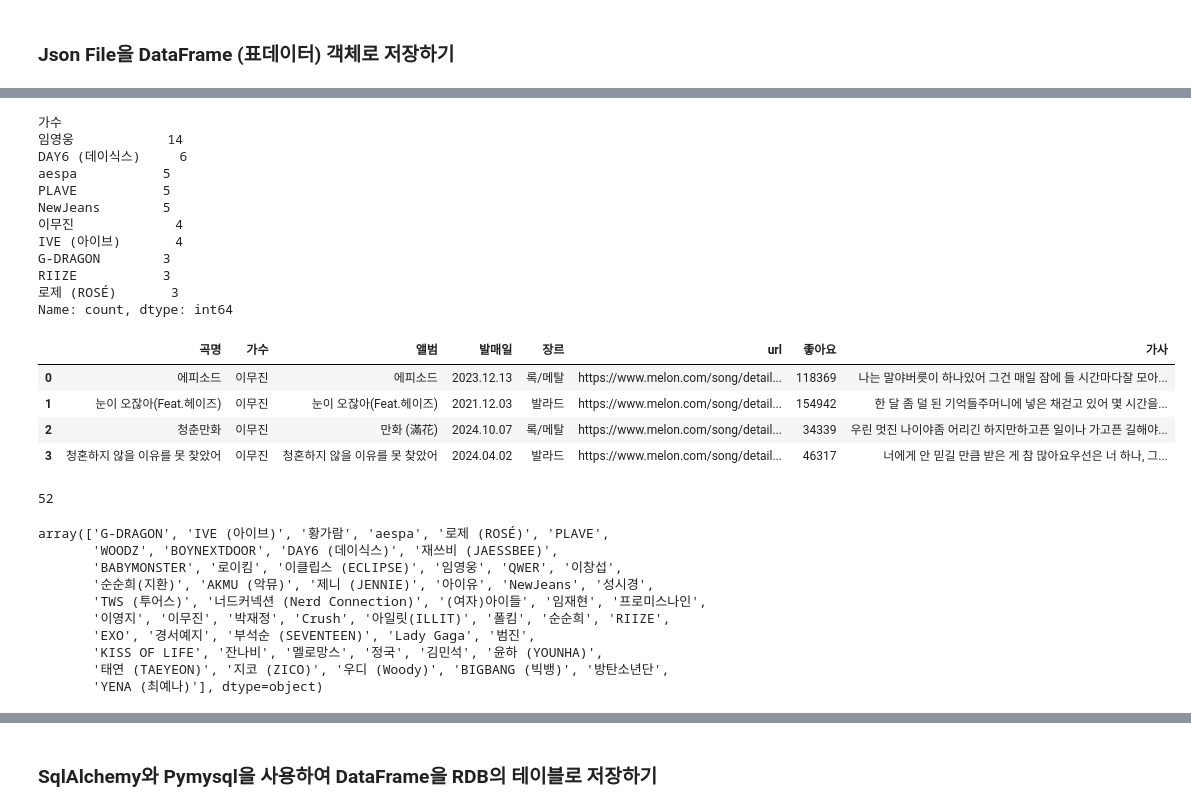
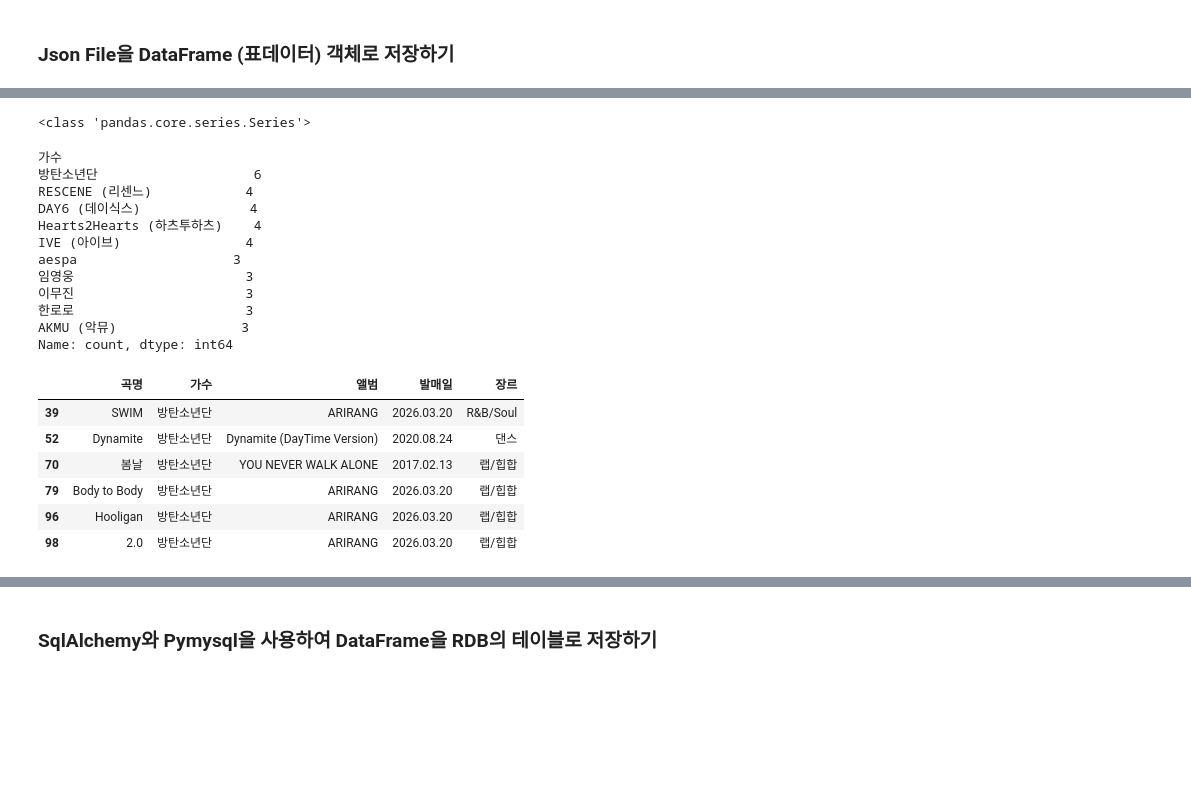
Before and after one commit to jero-06/Python_WebScrapting_DataAnalsis, a Jupyter notebook: 04.Melon100차트_데이터파싱_DB저장.ipynb, the cells around one changed output, grey strips where cells are left out. Drawn from its saved outputs; the diff is of its cells as text; code cells hidden in the pictures; blank space fills up the shorter version.

```diff
--- a/04.Melon100차트_데이터파싱_DB저장.ipynb
+++ b/04.Melon100차트_데이터파싱_DB저장.ipynb
@@ -177,15 +168,27 @@ with open('data/songs100.json','w',encoding='utf-8') as file:
+# %%
+import pandas as pd
+
+song_df = pd.read_json('data/songs100.json')
+print(type(song_df))
+song_df.head()
+# %%
+# 가수 별 Row Counting
+print(type(song_df['가수']))
+song_df['가수'].value_counts().head(10)
+# %% [output]
+<class 'pandas.core.series.Series'>
+가수
+방탄소년단                    6
+RESCENE (리센느)            4
+DAY6 (데이식스)              4
+Hearts2Hearts (하츠투하츠)    4
+IVE (아이브)                4
+aespa                    3
+임영웅                      3
+이무진                      3
+한로로                      3
+AKMU (악뮤)                3
+Name: count, dtype: int64
 # %%
-# 가수 별 Row Counting
+# 장르 별 Row Counting
+song_df['장르'].value_counts()
-# %% [output]
-가수
-임영웅            14
-DAY6 (데이식스)     6
-aespa           5
-PLAVE           5
-NewJeans        5
-이무진             4
-IVE (아이브)       4
-G-DRAGON        3
-RIIZE           3
-로제 (ROSÉ)       3
-Name: count, dtype: int64
@@ -194,22 +195,14 @@ Name: count, dtype: int64
 # %%
 # 특정 가수의 노래 정보 출력하기
+song_df.loc[song_df['가수'] == '방탄소년단', '곡명':'장르']
 # %% [output]
-|  | 곡명 | 가수 | 앨범 | 발매일 | 장르 | url | 좋아요 | 가사 |
-| 0 | 에피소드 | 이무진 | 에피소드 | 2023.12.13 | 록/메탈 | https://www.melon.com/song/detail... | 118369 | 나는 말야버릇이 하나있어 그건 매일 잠에 들 시간마다잘 모아... |
-| 1 | 눈이 오잖아(Feat.헤이즈) | 이무진 | 눈이 오잖아(Feat.헤이즈) | 2021.12.03 | 발라드 | https://www.melon.com/song/detail... | 154942 | 한 달 좀 덜 된 기억들주머니에 넣은 채걷고 있어 몇 시간을... |
-| 2 | 청춘만화 | 이무진 | 만화 (滿花) | 2024.10.07 | 록/메탈 | https://www.melon.com/song/detail... | 34339 | 우린 멋진 나이야좀 어리긴 하지만하고픈 일이나 가고픈 길해야... |
-| 3 | 청혼하지 않을 이유를 못 찾았어 | 이무진 | 청혼하지 않을 이유를 못 찾았어 | 2024.04.02 | 발라드 | https://www.melon.com/song/detail... | 46317 | 너에게 안 믿길 만큼 받은 게 참 많아요우선은 너 하나, 그... |
+|  | 곡명 | 가수 | 앨범 | 발매일 | 장르 |
+| 39 | SWIM | 방탄소년단 | ARIRANG | 2026.03.20 | R&B/Soul |
+| 52 | Dynamite | 방탄소년단 | Dynamite (DayTime Version) | 2020.08.24 | 댄스 |
+| 70 | 봄날 | 방탄소년단 | YOU NEVER WALK ALONE | 2017.02.13 | 랩/힙합 |
+| 79 | Body to Body | 방탄소년단 | ARIRANG | 2026.03.20 | 랩/힙합 |
+| 96 | Hooligan | 방탄소년단 | ARIRANG | 2026.03.20 | 랩/힙합 |
+| 98 | 2.0 | 방탄소년단 | ARIRANG | 2026.03.20 | 랩/힙합 |
 # %%
 # unique 한 가수명을 리스트 형태로 출력하기
+song_df['가수'].unique()
-# %% [output]
-52
-array(['G-DRAGON', 'IVE (아이브)', '황가람', 'aespa', '로제 (ROSÉ)', 'PLAVE',
-       'WOODZ', 'BOYNEXTDOOR', 'DAY6 (데이식스)', '재쓰비 (JAESSBEE)',
-       'BABYMONSTER', '로이킴', '이클립스 (ECLIPSE)', '임영웅', 'QWER', '이창섭',
-       '순순희(지환)', 'AKMU (악뮤)', '제니 (JENNIE)', '아이유', 'NewJeans', '성시경',
-       'TWS (투어스)', '너드커넥션 (Nerd Connection)', '(여자)아이들', '임재현', '프로미스나인',
-       '이영지', '이무진', '박재정', 'Crush', '아일릿(ILLIT)', '폴킴', '순순희', 'RIIZE',
-       'EXO', '경서예지', '부석순 (SEVENTEEN)', 'Lady Gaga', '범진',
-       'KISS OF LIFE', '잔나비', '멜로망스', '정국', '김민석', '윤하 (YOUNHA)',
-       '태연 (TAEYEON)', '지코 (ZICO)', '우디 (Woody)', 'BIGBANG (빅뱅)', '방탄소년단',
-       'YENA (최예나)'], dtype=object)
```
Also changed, not shown: parts of 5 cells of this notebook.
